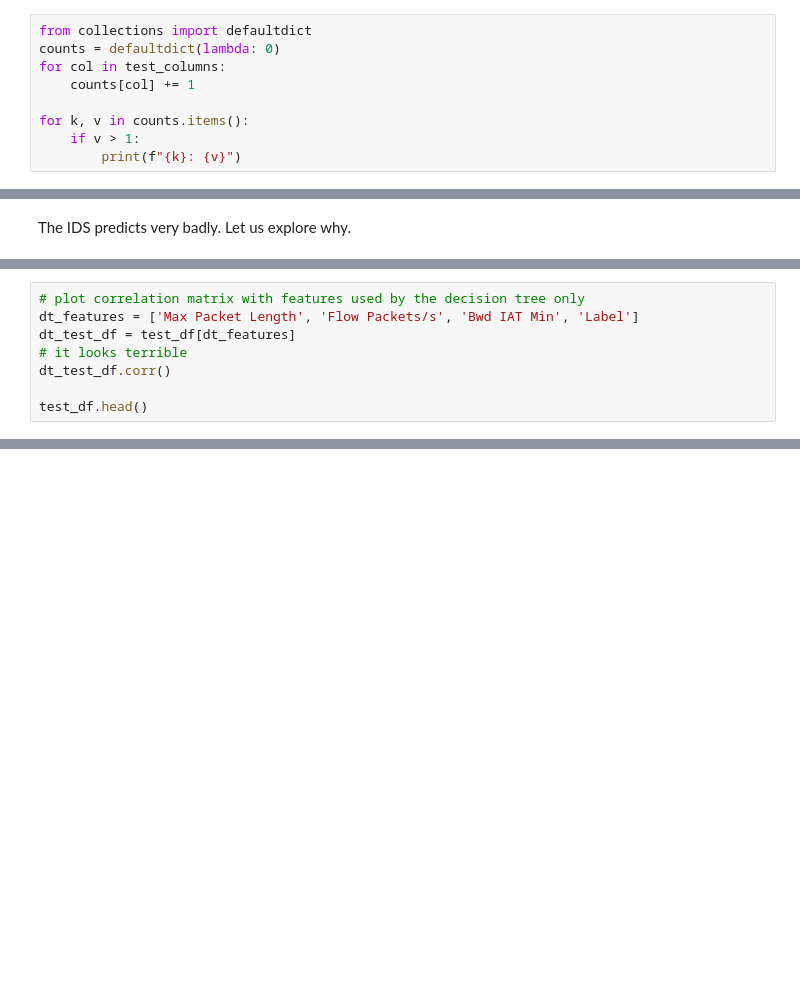
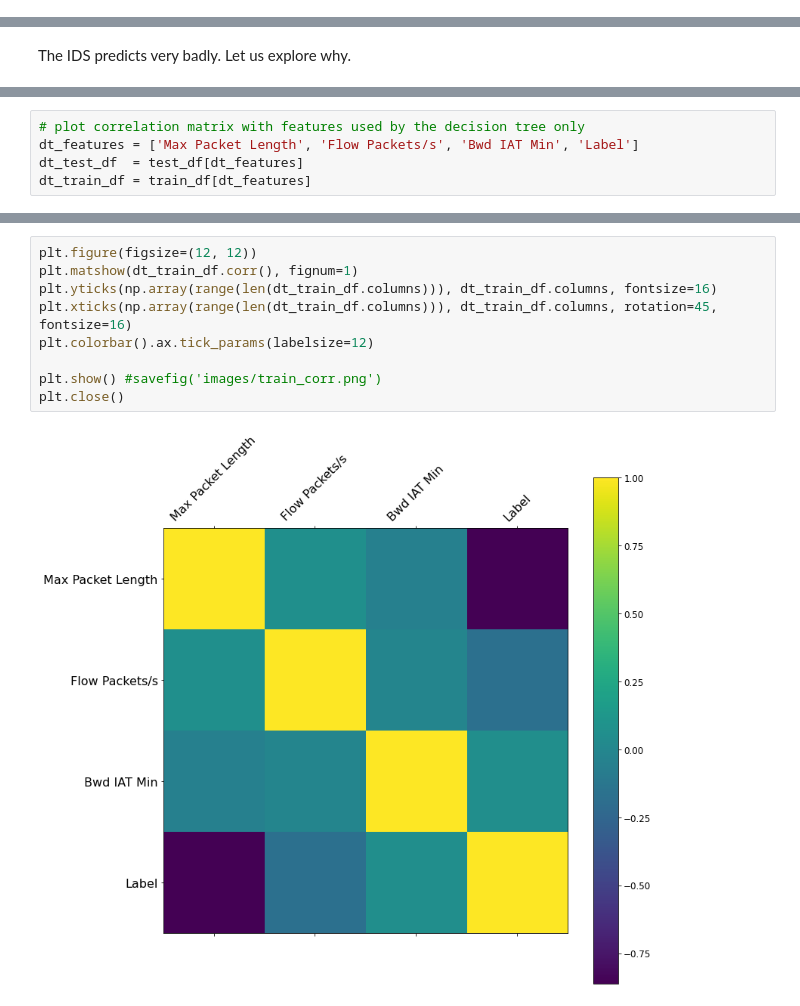
Before and after one commit to vedrankolka/diplomski, a Jupyter notebook: ids/IDS.ipynb, the cells around one changed output, grey strips where cells are left out. Drawn from its saved outputs; the diff is of its cells as text; blank space fills up the shorter version.

```diff
--- a/ids/IDS.ipynb
+++ b/ids/IDS.ipynb
@@ -28,12 +16,3 @@ print(len(set(test_columns)))
-# %%
-from collections import defaultdict
-counts = defaultdict(lambda: 0)
-for col in test_columns:
-    counts[col] += 1
-
-for k, v in counts.items():
-    if v > 1:
-        print(f"{k}: {v}")
 # %% [markdown]
 ## Load test dataset
 # %%
@@ -225,8 +183,5 @@ graph #.render('decision_tree', format='png')
 # %%
 # plot correlation matrix with features used by the decision tree only
 dt_features = ['Max Packet Length', 'Flow Packets/s', 'Bwd IAT Min', 'Label']
-dt_test_df = test_df[dt_features]
-# it looks terrible
-dt_test_df.corr()
-
-test_df.head()
+dt_test_df  = test_df[dt_features]
+dt_train_df = train_df[dt_features]
@@ -251,0 +208,11 @@ plt.close()
+# %%
+plt.figure(figsize=(12, 12))
+plt.matshow(dt_train_df.corr(), fignum=1)
+plt.yticks(np.array(range(len(dt_train_df.columns))), dt_train_df.columns, fontsize=16)
+plt.xticks(np.array(range(len(dt_train_df.columns))), dt_train_df.columns, rotation=45, fontsize=16)
+plt.colorbar().ax.tick_params(labelsize=12)
+
+plt.show() #savefig('images/train_corr.png')
+plt.close()
+# %% [output]
+[figure, added]
```
Also changed, not shown: parts of 15 cells of this notebook, 1 other file.
